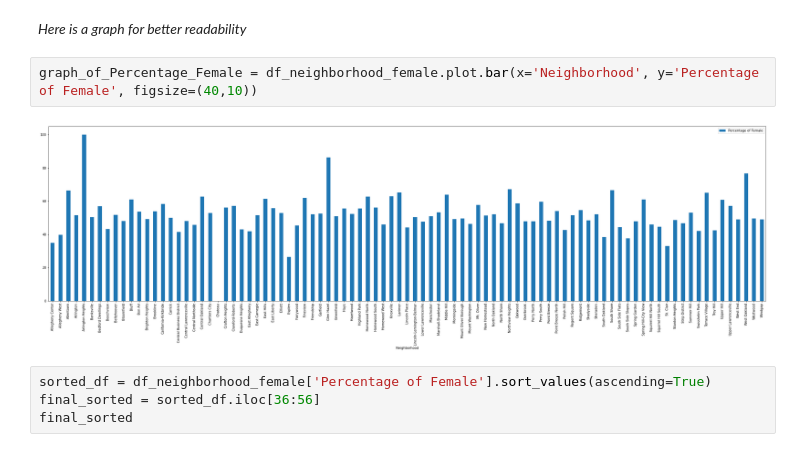
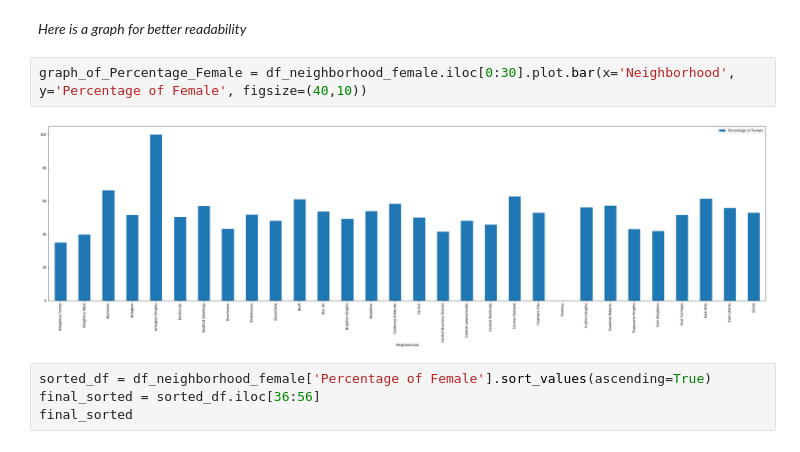
Before and after one commit to nruchira/finalProject, a Jupyter notebook: Final.ipynb, the cells around one changed output. Saved outputs shown, nothing was run; the diff lists cells and outputs as text.

```diff
--- a/Final.ipynb
+++ b/Final.ipynb
@@ -520,9 +520,9 @@ df_neighborhood_female.head(10)
 # %% [markdown]
 *Here is a graph for better readability*
 # %%
-graph_of_Percentage_Female = df_neighborhood_female.plot.bar(x='Neighborhood', y='Percentage of Female', figsize=(40,10))
+graph_of_Percentage_Female = df_neighborhood_female.iloc[0:30].plot.bar(x='Neighborhood', y='Percentage of Female', figsize=(40,10))
 # %% [output]
-[figure, old version]
+[figure, new version]
 # %%
 sorted_df = df_neighborhood_female['Percentage of Female'].sort_values(ascending=True)
 final_sorted = sorted_df.iloc[36:56]
```
